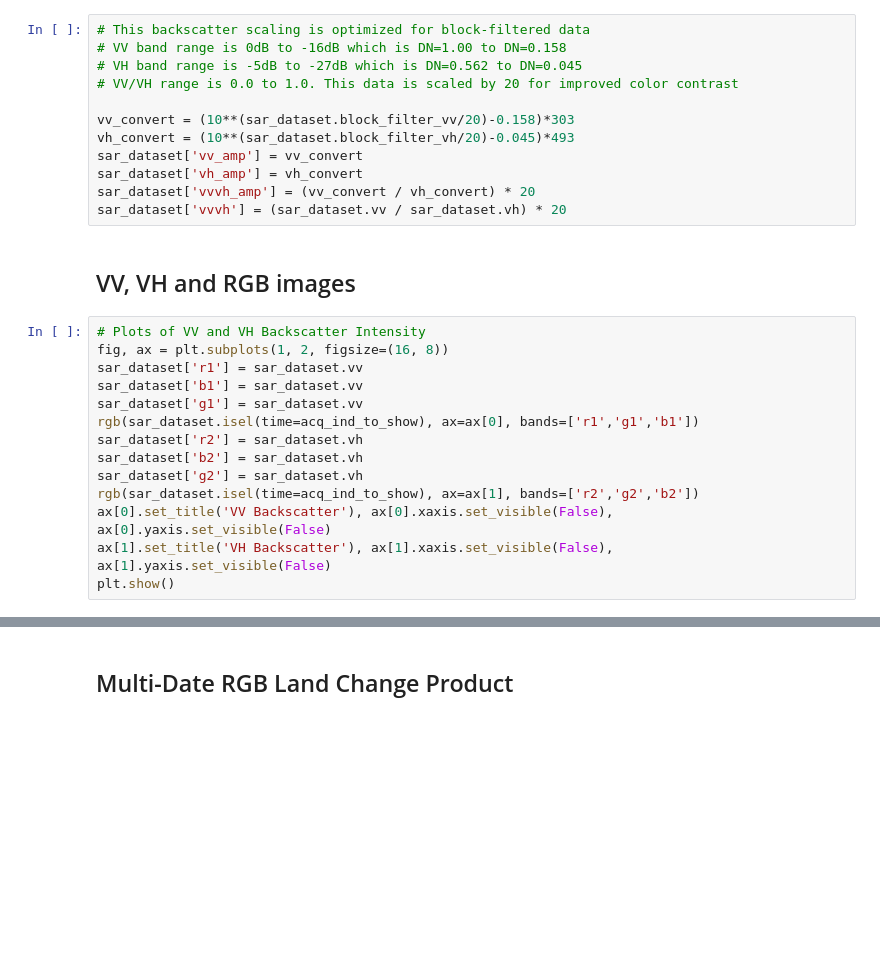
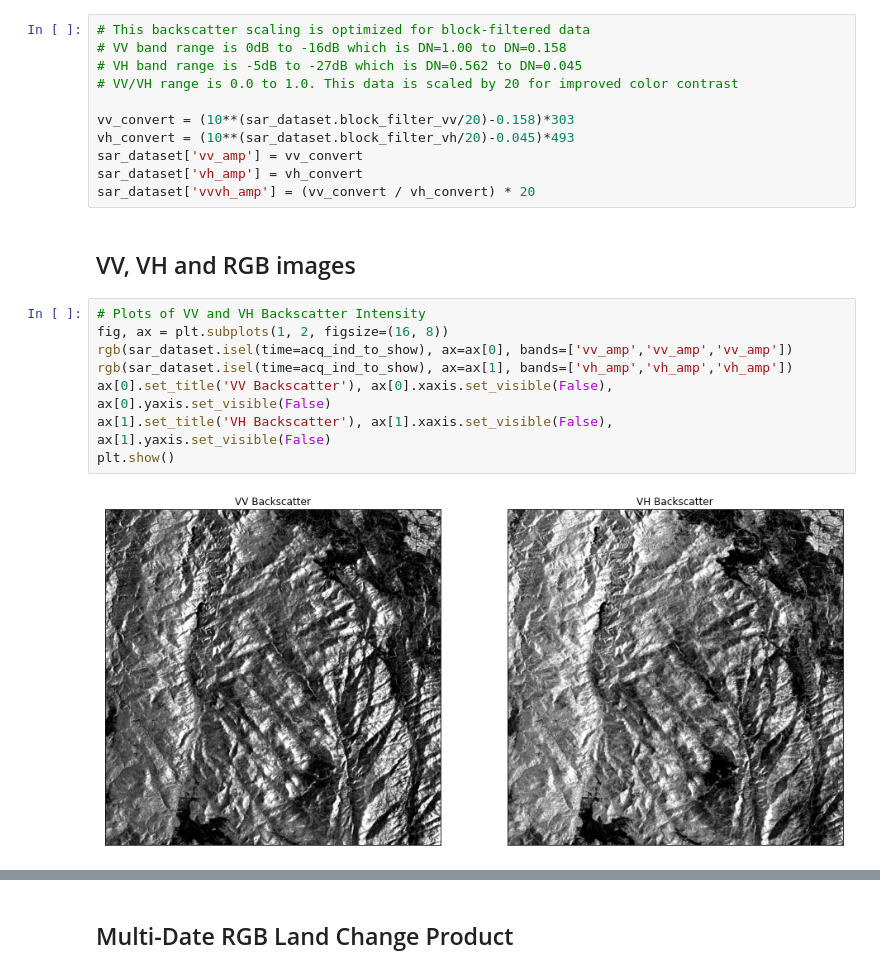
Before and after one commit to datacubechile/cal-notebooks, a Jupyter notebook: examples/EAIL_S1_Land_Change.ipynb, the cells around one changed output, grey strips where cells are left out. Cells and saved outputs as stored; diff of their text form; blank space fills up the shorter version.

```diff
--- a/examples/EAIL_S1_Land_Change.ipynb
+++ b/examples/EAIL_S1_Land_Change.ipynb
@@ -175,23 +175,18 @@ vh_convert = (10**(sar_dataset.block_filter_vh/20)-0.045)*493
 sar_dataset['vv_amp'] = vv_convert
 sar_dataset['vh_amp'] = vh_convert
 sar_dataset['vvvh_amp'] = (vv_convert / vh_convert) * 20
-sar_dataset['vvvh'] = (sar_dataset.vv / sar_dataset.vh) * 20
 # %% [markdown]
 ## VV, VH and RGB images
 # %%
 # Plots of VV and VH Backscatter Intensity
 fig, ax = plt.subplots(1, 2, figsize=(16, 8))
-sar_dataset['r1'] = sar_dataset.vv
-sar_dataset['b1'] = sar_dataset.vv
-sar_dataset['g1'] = sar_dataset.vv
-rgb(sar_dataset.isel(time=acq_ind_to_show), ax=ax[0], bands=['r1','g1','b1'])
-sar_dataset['r2'] = sar_dataset.vh
-sar_dataset['b2'] = sar_dataset.vh
-sar_dataset['g2'] = sar_dataset.vh
-rgb(sar_dataset.isel(time=acq_ind_to_show), ax=ax[1], bands=['r2','g2','b2'])
+rgb(sar_dataset.isel(time=acq_ind_to_show), ax=ax[0], bands=['vv_amp','vv_amp','vv_amp'])
+rgb(sar_dataset.isel(time=acq_ind_to_show), ax=ax[1], bands=['vh_amp','vh_amp','vh_amp'])
 ax[0].set_title('VV Backscatter'), ax[0].xaxis.set_visible(False), ax[0].yaxis.set_visible(False)
 ax[1].set_title('VH Backscatter'), ax[1].xaxis.set_visible(False), ax[1].yaxis.set_visible(False)
 plt.show()
+# %% [output]
+[figure, added]
 # %%
 # RGB Plot of Backscatter Intensity (RGB= VV, VH, VV/VH)
 # High backscatter (both bands) due to vegetation and foliage will appear as YELLOW (mix of red and green)
```
Also changed, not shown: parts of 18 cells of this notebook, 4 other files.
